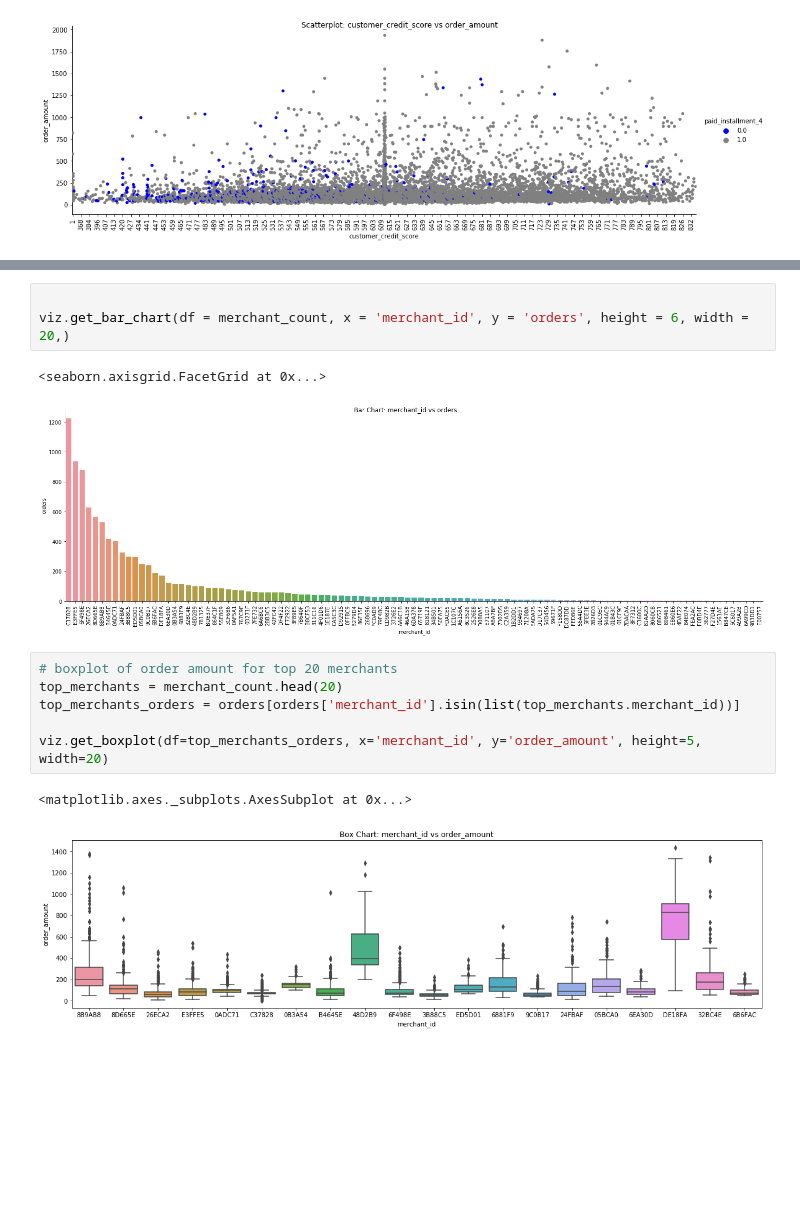
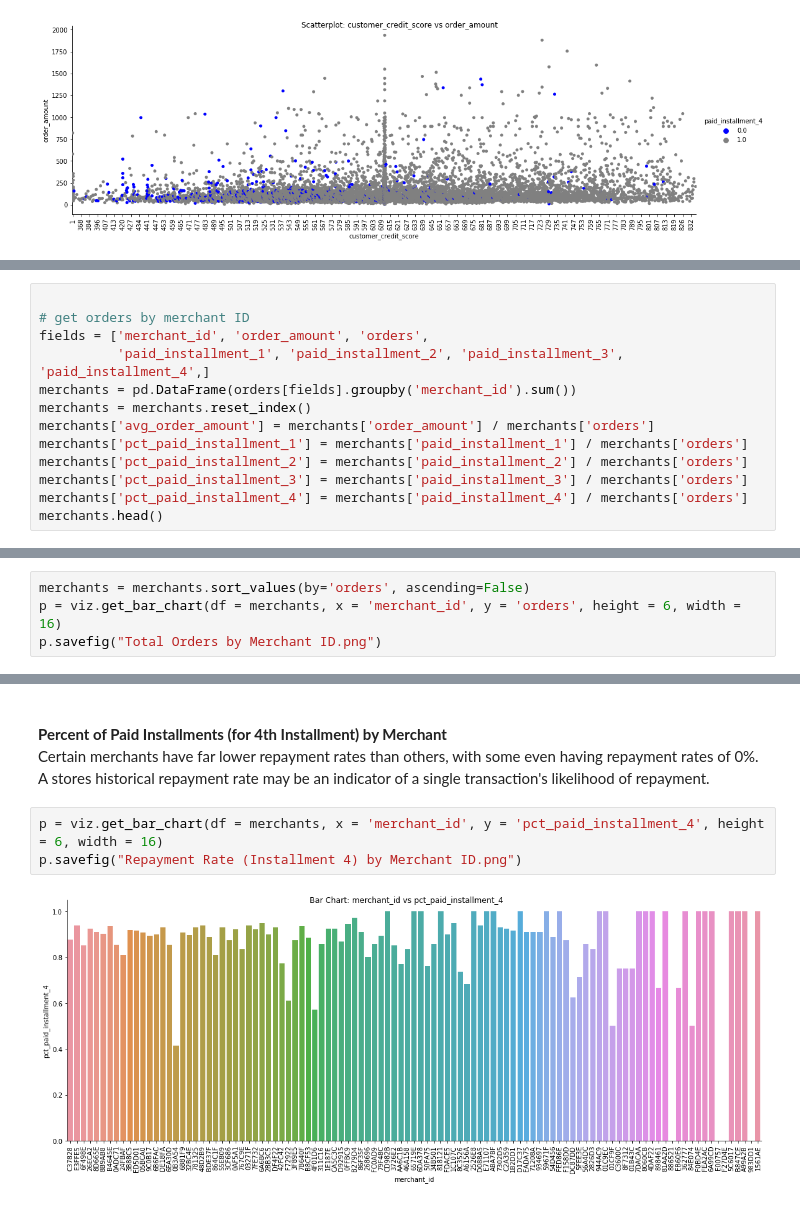
Before and after one commit to gordonsilvera/quadpay_analysis, a Jupyter notebook: notebooks/02_data_viz_analysis.ipynb, the cells around one changed output, grey strips where cells are left out. Drawn from its saved outputs; the diff is of its cells as text; blank space fills up the shorter version.

```diff
--- a/notebooks/02_data_viz_analysis.ipynb
+++ b/notebooks/02_data_viz_analysis.ipynb
@@ -221,0 +201,13 @@ merchant_count.head()
+# %%
+
+# get orders by merchant ID
+fields = ['merchant_id', 'order_amount', 'orders',
+          'paid_installment_1', 'paid_installment_2', 'paid_installment_3', 'paid_installment_4',]
+merchants = pd.DataFrame(orders[fields].groupby('merchant_id').sum())
+merchants = merchants.reset_index()
+merchants['avg_order_amount'] = merchants['order_amount'] / merchants['orders']
+merchants['pct_paid_installment_1'] = merchants['paid_installment_1'] / merchants['orders']
+merchants['pct_paid_installment_2'] = merchants['paid_installment_2'] / merchants['orders']
+merchants['pct_paid_installment_3'] = merchants['paid_installment_3'] / merchants['orders']
+merchants['pct_paid_installment_4'] = merchants['paid_installment_4'] / merchants['orders']
+merchants.head()
@@ -221,0 +225,4 @@ merchant_count.head()
+# %%
+merchants = merchants.sort_values(by='orders', ascending=False)
+p = viz.get_bar_chart(df = merchants, x = 'merchant_id', y = 'orders', height = 6, width = 16)
+p.savefig("Total Orders by Merchant ID.png")
@@ -222,15 +243,10 @@ merchant_count.head()
+# %% [markdown]
+<br>
+
+__Percent of Paid Installments (for 4th Installment) by Merchant__ <br>
+Certain merchants have far lower repayment rates than others, with some even having repayment rates of 0%. A stores historical repayment rate may be an indicator of a single transaction's likelihood of repayment.
 # %%
-
-viz.get_bar_chart(df = merchant_count, x = 'merchant_id', y = 'orders', height = 6, width = 20,)
+p = viz.get_bar_chart(df = merchants, x = 'merchant_id', y = 'pct_paid_installment_4', height = 6, width = 16)
+p.savefig("Repayment Rate (Installment 4) by Merchant ID.png")
 # %% [output]
-<seaborn.axisgrid.FacetGrid at 0x...>
-[figure, old version]
+[figure, new version]
-# %%
-# boxplot of order amount for top 20 merchants
-top_merchants = merchant_count.head(20)
-top_merchants_orders = orders[orders['merchant_id'].isin(list(top_merchants.merchant_id))]
-
-viz.get_boxplot(df=top_merchants_orders, x='merchant_id', y='order_amount', height=5, width=20)
-# %% [output]
-<matplotlib.axes._subplots.AxesSubplot at 0x...>
-[figure, removed]
```
Also changed, not shown: parts of 17 cells of this notebook, 4 other files.
